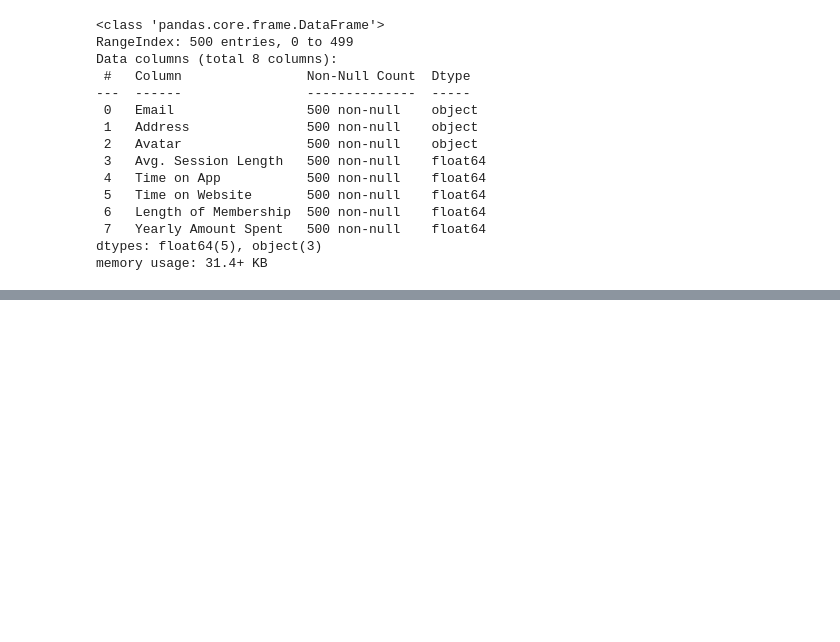
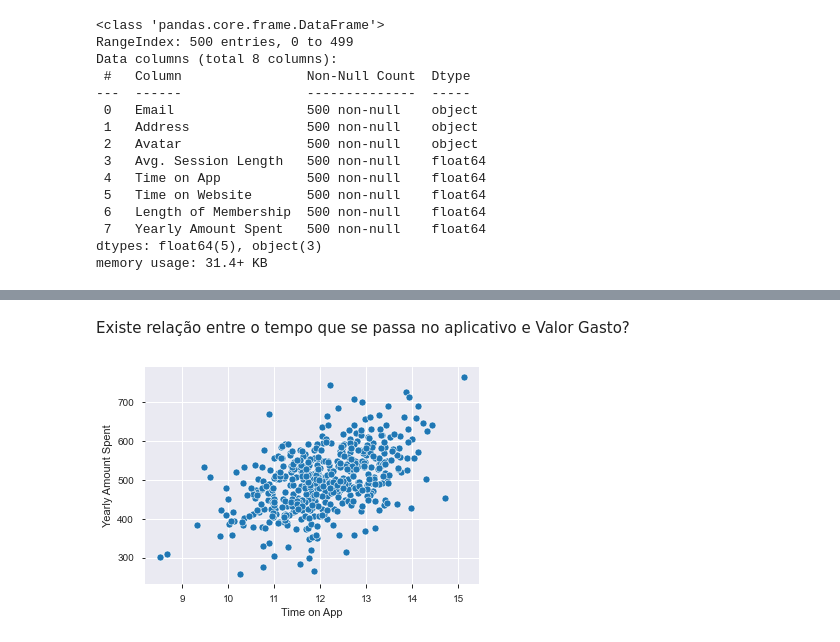
Before and after one commit to luizabamorim/Algoritmos-de-Machine-Learning, a Jupyter notebook: Regressão Linear/Ecommerce_Reg_Linear.ipynb, the cells around one changed output, grey strips where cells are left out. Drawn from its saved outputs; the diff is of its cells as text; code cells hidden in the pictures; blank space fills up the shorter version.

```diff
--- a/Regressão Linear/Ecommerce_Reg_Linear.ipynb
+++ b/Regressão Linear/Ecommerce_Reg_Linear.ipynb
@@ -75,0 +160,7 @@ memory usage: 31.4+ KB
+# %% [markdown]
+Existe relação entre o tempo que se passa no aplicativo e Valor Gasto?
+# %%
+sns.scatterplot(x='Time on App',y='Yearly Amount Spent',data=clientes)
+plt.show()
+# %% [output]
+[figure, added]
```
Also changed, not shown: parts of 18 cells of this notebook.
